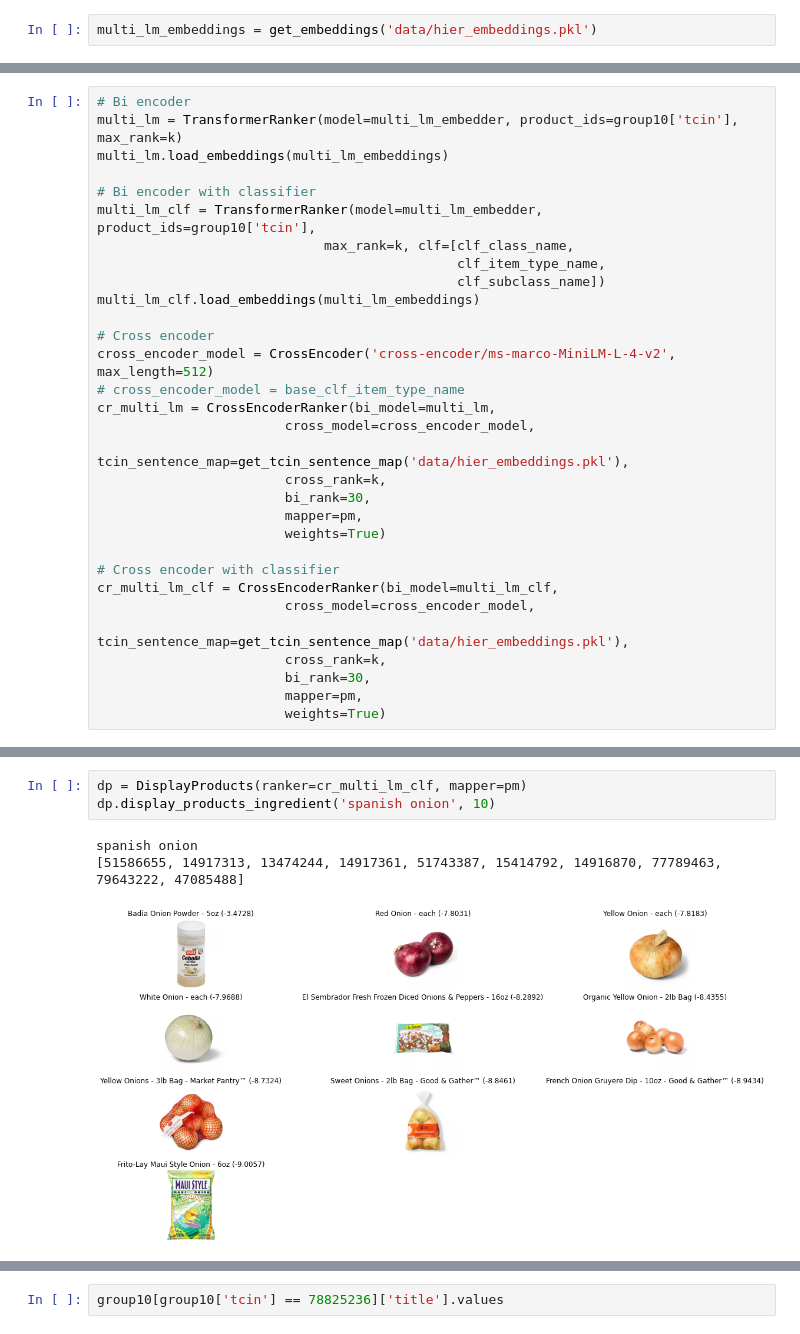
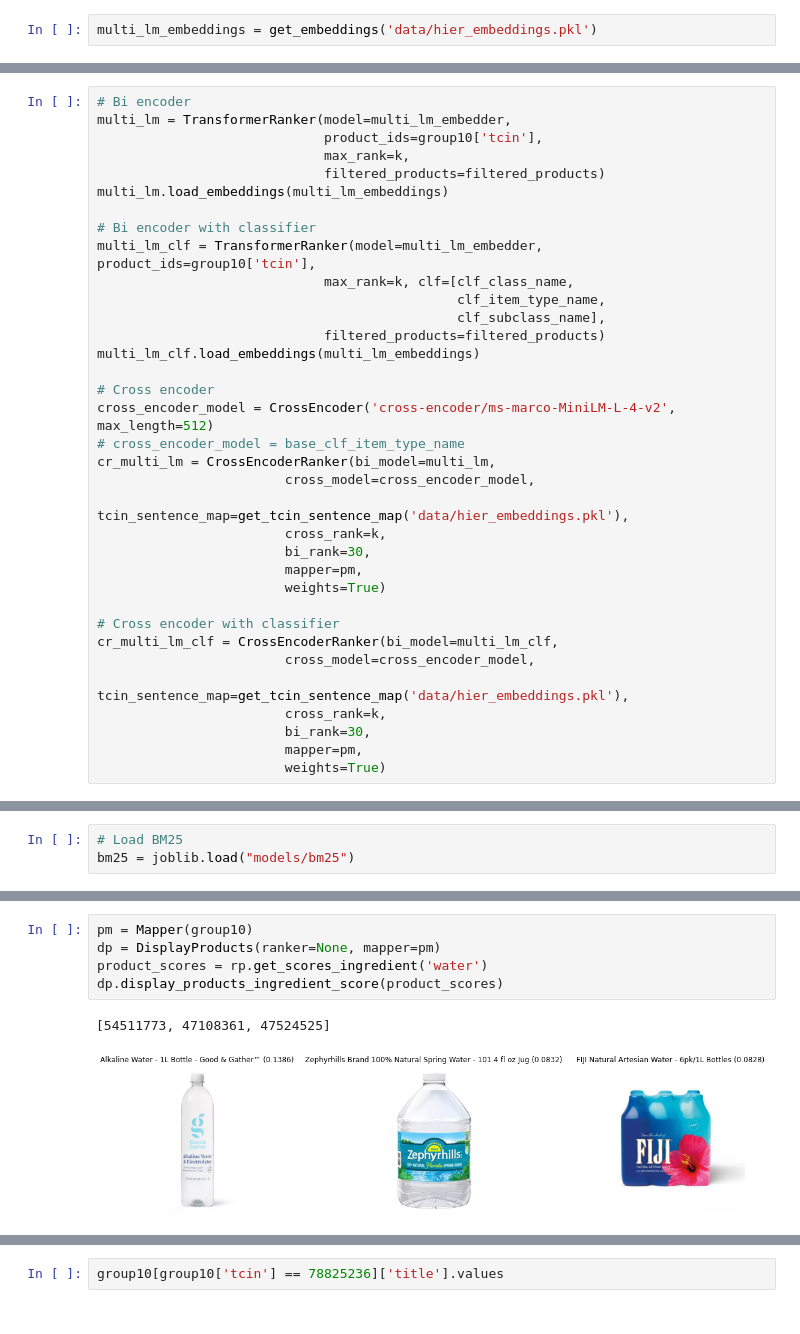
Before and after one commit to dianewoodbridge/target_recipe_project, a Jupyter notebook: code/notebook/search_evaluation.ipynb, the cells around one changed output, grey strips where cells are left out. Drawn from its saved outputs; the diff is of its cells as text.

```diff
--- a/code/notebook/search_evaluation.ipynb
+++ b/code/notebook/search_evaluation.ipynb
@@ -247,13 +252,17 @@ clf_subclass_name = Classifier(base_clf_subclass_name, pm, 'subclass_name', thre
 # %%
 # Bi encoder
-multi_lm = TransformerRanker(model=multi_lm_embedder, product_ids=group10['tcin'], max_rank=k)
+multi_lm = TransformerRanker(model=multi_lm_embedder,
+                             product_ids=group10['tcin'],
+                             max_rank=k,
+                             filtered_products=filtered_products)
 multi_lm.load_embeddings(multi_lm_embeddings)
 
 # Bi encoder with classifier
 multi_lm_clf = TransformerRanker(model=multi_lm_embedder, product_ids=group10['tcin'],
                              max_rank=k, clf=[clf_class_name,
                                               clf_item_type_name,
-                                              clf_subclass_name])
+                                              clf_subclass_name],
+                             filtered_products=filtered_products)
 multi_lm_clf.load_embeddings(multi_lm_embeddings)
 
 # Cross encoder
@@ -353 +367,4 @@ CR Multi LM  MAP: 0.94
 CR Multi LM CLF MAP: 0.94
+# %%
+# Load BM25
+bm25 = joblib.load("models/bm25")
@@ -382,7 +458,8 @@ df_final
-# %%
-dp = DisplayProducts(ranker=cr_multi_lm_clf, mapper=pm)
-dp.display_products_ingredient('spanish onion', 10)
-# %% [output]
-spanish onion
-[51586655, 14917313, 13474244, 14917361, 51743387, 15414792, 14916870, 77789463, 79643222, 47085488]
-[figure, removed]
+# %%
+pm = Mapper(group10)
+dp = DisplayProducts(ranker=None, mapper=pm)
+product_scores = rp.get_scores_ingredient('water')
+dp.display_products_ingredient_score(product_scores)
+# %% [output]
+[54511773, 47108361, 47524525]
+[figure, added]
```
Also changed, not shown: parts of 18 cells of this notebook, 12 other files.
